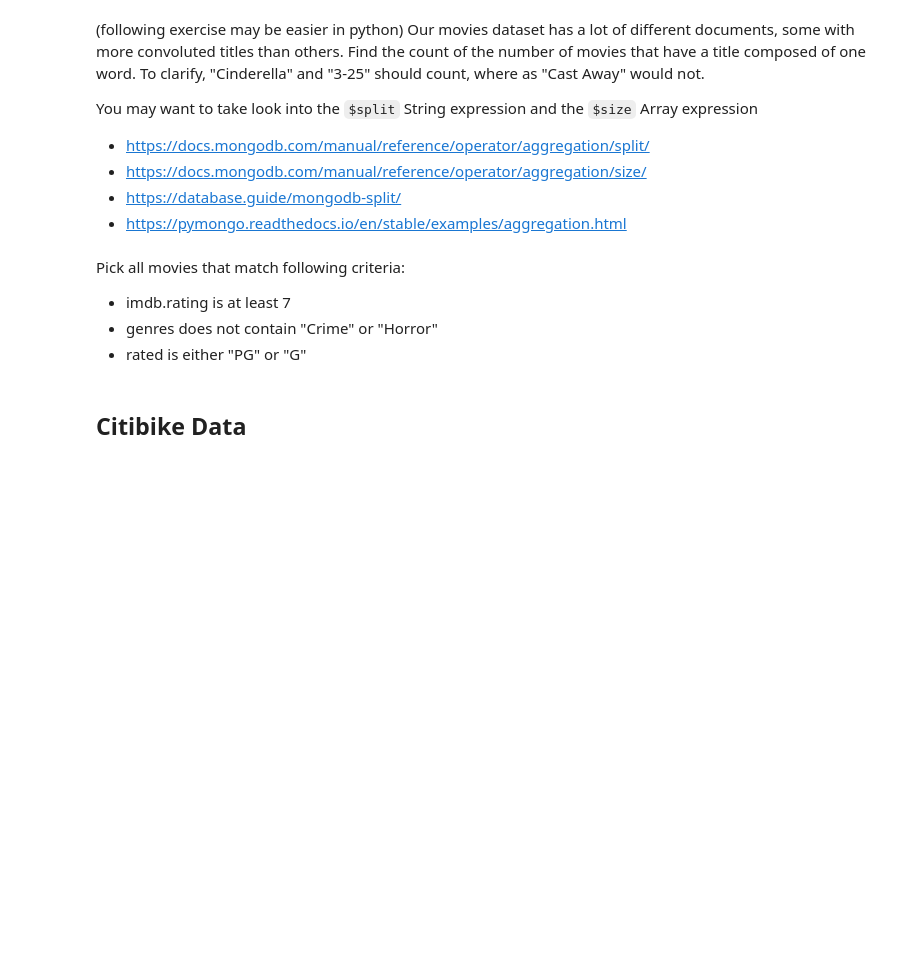
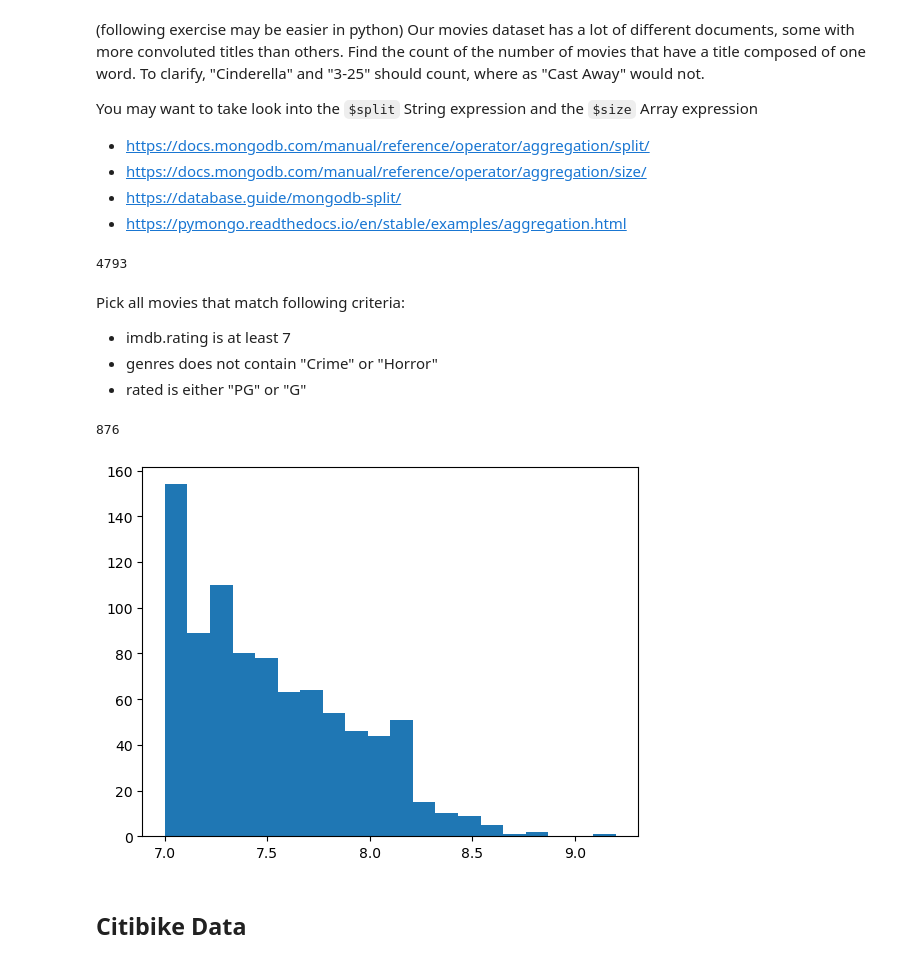
Before and after one commit to masterries/DSI, a Jupyter notebook: Aufgabe 3/Assignments/assignment_3_1.ipynb, the cells around one changed output. Cells and saved outputs as stored; diff of their text form; code cells hidden in the pictures; blank space fills up the shorter version.

```diff
--- a/Aufgabe 3/Assignments/assignment_3_1.ipynb
+++ b/Aufgabe 3/Assignments/assignment_3_1.ipynb
@@ -20,2 +42,10 @@ one of the "amenities"?
 # %% [markdown]
 What room types are present in the sample_airbnb.listingsAndReviews collection?
+# %%
+#What room types are present in the sample_airbnb.listingsAndReviews collection?
+query = {"room_type": {"$exists": True}}
+results = listingsAndReviews.find(query)
+room_types = set()
+for result in results:
+    room_types.add(result["room_type"])
+print(room_types)
@@ -34,12 +66,43 @@ You may want to take look into the `$split` String expression and the `$size` Ar
 * https://docs.mongodb.com/manual/reference/operator/aggregation/size/
 * https://database.guide/mongodb-split/
 * https://pymongo.readthedocs.io/en/stable/examples/aggregation.html
+# %%
+#load the collection sample_mflix and load the collection movies
+db = client["sample_mflix"]
+movies = db["movies"]
+query = {"title": {"$regex": "^[^ ]+$"}}
+results = movies.find(query)
+print(len(list(results)))
+# %% [output]
+4793
 # %% [markdown]
 Pick all movies that match following criteria:
 
 * imdb.rating is at least 7
 * genres does not contain "Crime" or "Horror"
 * rated is either "PG" or "G"
+# %%
+
+
+query = {"imdb.rating": {"$gte": 7}, "genres": {"$nin": ["Crime", "Horror"]}, "rated": {"$in": ["PG", "G"]}}
+results = movies.find(query)
+print(len( " There are " +list(results) + " movies that match the criteria."))
+#plot the results by rating
+import matplotlib.pyplot as plt
+import numpy as np
+import pandas as pd
+
+results = movies.find(query)
+#iterate over the results
+ratings = []
+for result in results:
+    ratings.append(result["imdb"]["rating"])
+#plot the results
+plt.hist(ratings, bins=20)
+plt.show()
+# %% [output]
+876
+[figure, added]
 # %% [markdown]
 ## Citibike Data
 # %% [markdown]
```
Also changed, not shown: parts of 6 cells of this notebook, 5 other files.
